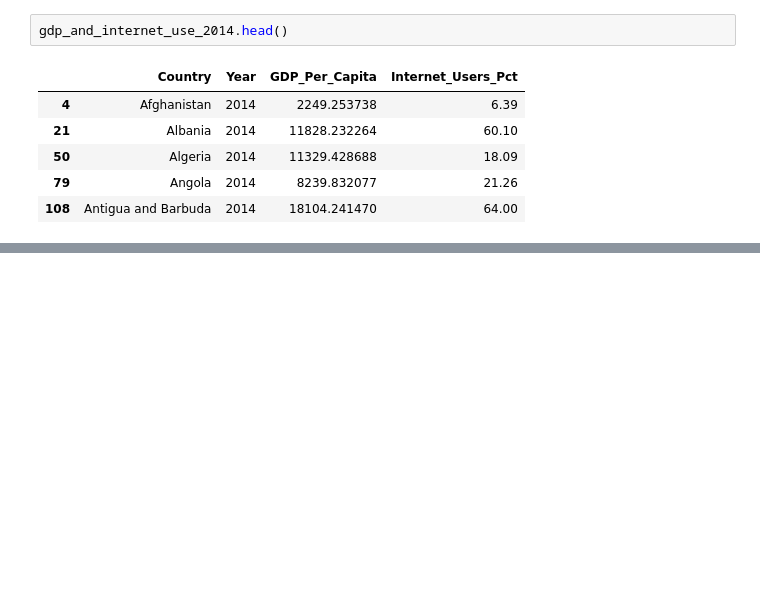
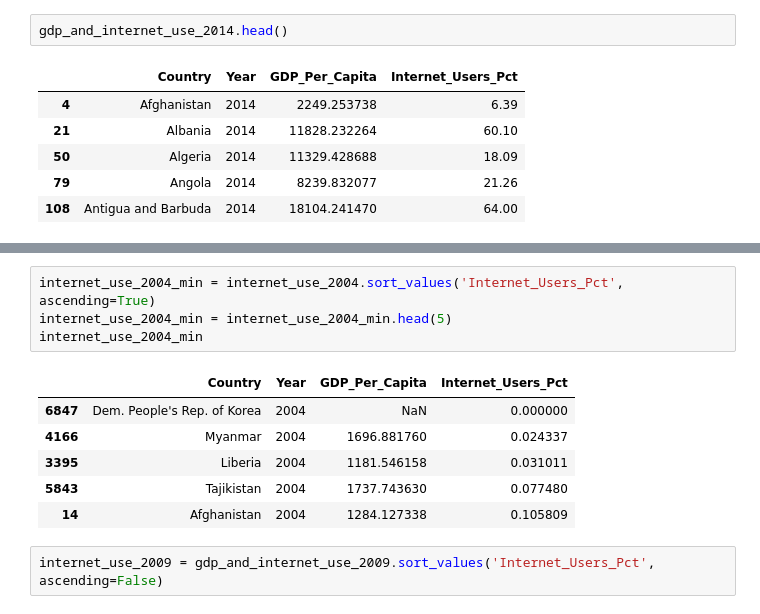
Before and after one commit to Cristian-Vargas9/gdp-and-internet-usage-Cristian-Vargas9, a Jupyter notebook: Project/GDP_Project.ipynb, the cells around one changed output, grey strips where cells are left out. Saved outputs shown, nothing was run; the diff lists cells and outputs as text; blank space fills up the shorter version.

```diff
--- a/Project/GDP_Project.ipynb
+++ b/Project/GDP_Project.ipynb
@@ -151,0 +156,13 @@ dtype: object
+# %%
+internet_use_2004_min = internet_use_2004.sort_values('Internet_Users_Pct', ascending=True)
+internet_use_2004_min = internet_use_2004_min.head(5)
+internet_use_2004_min
+# %% [output]
+|  | Country | Year | GDP_Per_Capita | Internet_Users_Pct |
+| 6847 | Dem. People's Rep. of Korea | 2004 | NaN | 0.000000 |
+| 4166 | Myanmar | 2004 | 1696.881760 | 0.024337 |
+| 3395 | Liberia | 2004 | 1181.546158 | 0.031011 |
+| 5843 | Tajikistan | 2004 | 1737.743630 | 0.077480 |
+| 14 | Afghanistan | 2004 | 1284.127338 | 0.105809 |
+# %%
+internet_use_2009 = gdp_and_internet_use_2009.sort_values('Internet_Users_Pct', ascending=False)
```
Also changed, not shown: parts of 11 cells of this notebook.
